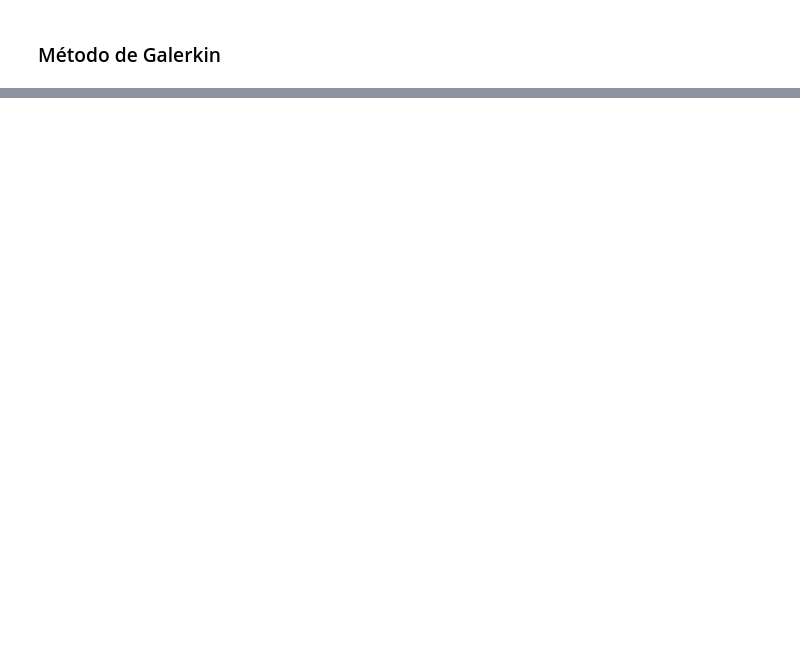
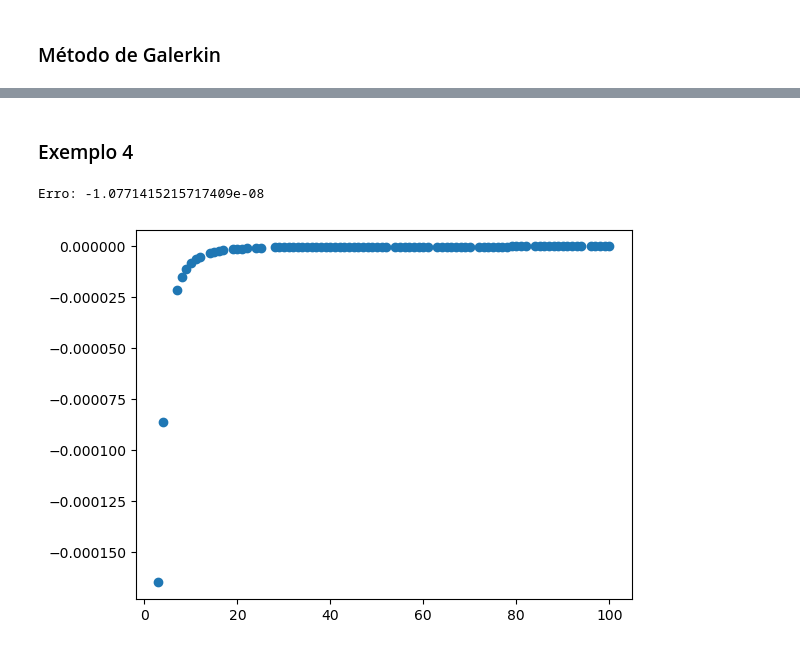
Before and after one commit to pedro-jorge/Elementos-Finitos, a Jupyter notebook: Lab_1.ipynb, the cells around one changed output, grey strips where cells are left out. Saved outputs shown, nothing was run; the diff lists cells and outputs as text; code cells hidden in the pictures; blank space fills up the shorter version.

```diff
--- a/Lab_1.ipynb
+++ b/Lab_1.ipynb
@@ -168,0 +210,30 @@ def galerkin(alpha: float,
+# %% [markdown]
+### Exemplo 4
+# %%
+def u(x):
+    return x + (e**-x - e**x) / (e - e**-1)
+
+x, c, h = galerkin(**example_4)
+
+relative_error = galerkin_error(u, c, h)
+
+print(f"Erro: {relative_error}")
+# %% [output]
+Erro: -1.0771415215717409e-08
+# %%
+n_list = []
+errors = []
+
+for n in range(2, 101):
+    example_4["n"] = n
+    try:
+        x, c, h = galerkin(**example_4)
+        n_list.append(n)
+        errors.append(galerkin_error(u, c, h))
+    except:
+        continue
+
+plt.scatter(n_list, errors)
+plt.show()
+# %% [output]
+[figure, added]
```
Also changed, not shown: parts of 14 cells of this notebook.
